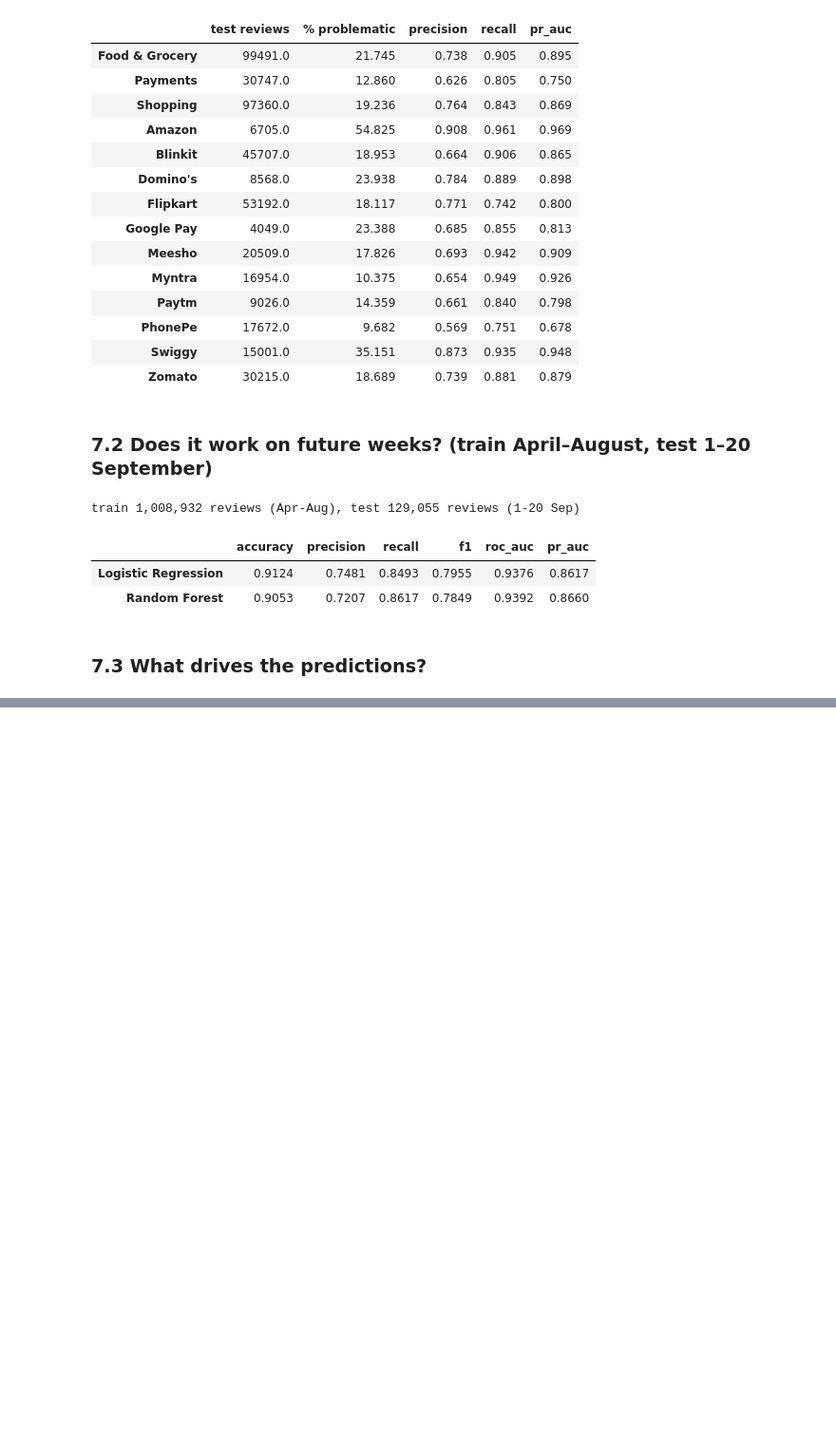
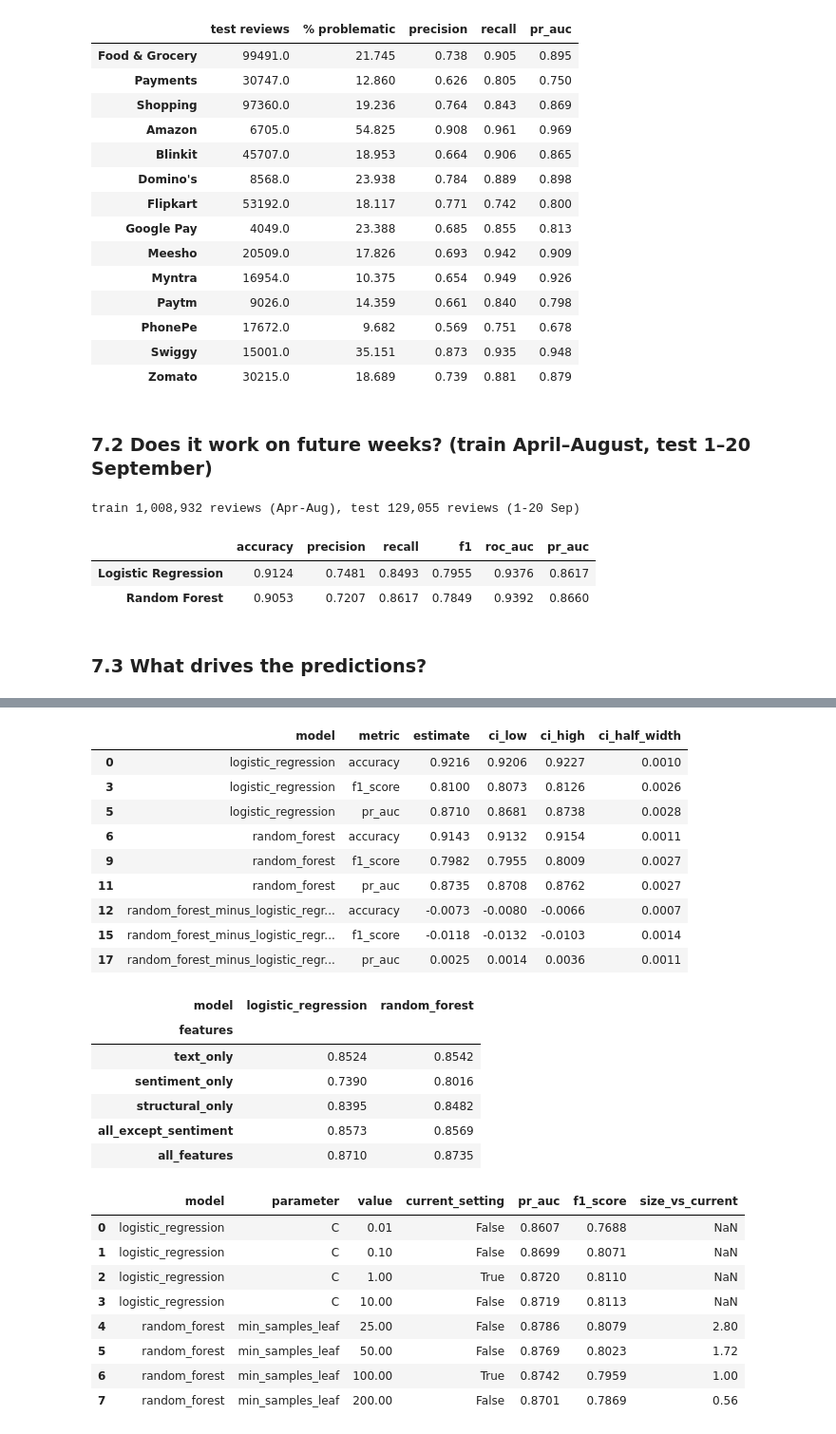
Before and after one commit to Adithya-Monish-Kumar-K/ba-capstone-app-reviews, a Jupyter notebook: notebooks/Review_1_Analysis.ipynb, the cells around one changed output, grey strips where cells are left out. Shown at 95% size. Drawn from its saved outputs; the diff is of its cells as text; code cells hidden in the pictures; blank space fills up the shorter version.

```diff
--- a/notebooks/Review_1_Analysis.ipynb
+++ b/notebooks/Review_1_Analysis.ipynb
@@ -558,0 +564,36 @@ imp.head(8).round(3).to_frame("importance").T
+# %%
+ci = pd.read_csv(REPO / "data" / "model_bootstrap_ci.csv")
+ablation = pd.read_csv(REPO / "data" / "model_ablation.csv")
+tuning = pd.read_csv(REPO / "data" / "model_tuning.csv")
+
+display(ci[ci["metric"].isin(["accuracy", "f1_score", "pr_auc"])].round(4))
+order = ["text_only", "sentiment_only", "structural_only", "all_except_sentiment", "all_features"]
+display(ablation.pivot(index="features", columns="model", values="pr_auc").loc[order].round(4))
+tuning[["model", "parameter", "value", "current_setting", "pr_auc", "f1_score", "size_vs_current"]].round(4)
+# %% [output]
+|  | model | metric | estimate | ci_low | ci_high | ci_half_width |
+| 0 | logistic_regression | accuracy | 0.9216 | 0.9206 | 0.9227 | 0.0010 |
+| 3 | logistic_regression | f1_score | 0.8100 | 0.8073 | 0.8126 | 0.0026 |
+| 5 | logistic_regression | pr_auc | 0.8710 | 0.8681 | 0.8738 | 0.0028 |
+| 6 | random_forest | accuracy | 0.9143 | 0.9132 | 0.9154 | 0.0011 |
+| 9 | random_forest | f1_score | 0.7982 | 0.7955 | 0.8009 | 0.0027 |
+| 11 | random_forest | pr_auc | 0.8735 | 0.8708 | 0.8762 | 0.0027 |
+| 12 | random_forest_minus_logistic_regr... | accuracy | -0.0073 | -0.0080 | -0.0066 | 0.0007 |
+| 15 | random_forest_minus_logistic_regr... | f1_score | -0.0118 | -0.0132 | -0.0103 | 0.0014 |
+| 17 | random_forest_minus_logistic_regr... | pr_auc | 0.0025 | 0.0014 | 0.0036 | 0.0011 |
+| model | logistic_regression | random_forest |
+| features |  |  |
+| text_only | 0.8524 | 0.8542 |
+| sentiment_only | 0.7390 | 0.8016 |
+| structural_only | 0.8395 | 0.8482 |
+| all_except_sentiment | 0.8573 | 0.8569 |
+| all_features | 0.8710 | 0.8735 |
+|  | model | parameter | value | current_setting | pr_auc | f1_score | size_vs_current |
+| 0 | logistic_regression | C | 0.01 | False | 0.8607 | 0.7688 | NaN |
+| 1 | logistic_regression | C | 0.10 | False | 0.8699 | 0.8071 | NaN |
+| 2 | logistic_regression | C | 1.00 | True | 0.8720 | 0.8110 | NaN |
+| 3 | logistic_regression | C | 10.00 | False | 0.8719 | 0.8113 | NaN |
+| 4 | random_forest | min_samples_leaf | 25.00 | False | 0.8786 | 0.8079 | 2.80 |
+| 5 | random_forest | min_samples_leaf | 50.00 | False | 0.8769 | 0.8023 | 1.72 |
+| 6 | random_forest | min_samples_leaf | 100.00 | True | 0.8742 | 0.7959 | 1.00 |
+| 7 | random_forest | min_samples_leaf | 200.00 | False | 0.8701 | 0.7869 | 0.56 |
```
Also changed, not shown: parts of 8 cells of this notebook, 15 other files.
